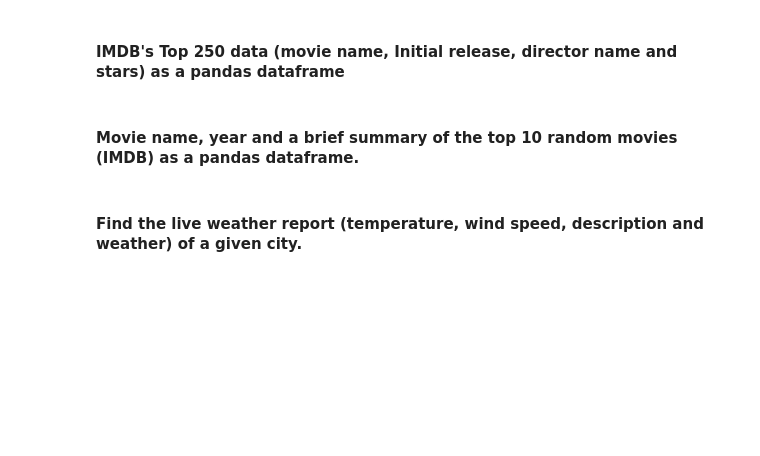
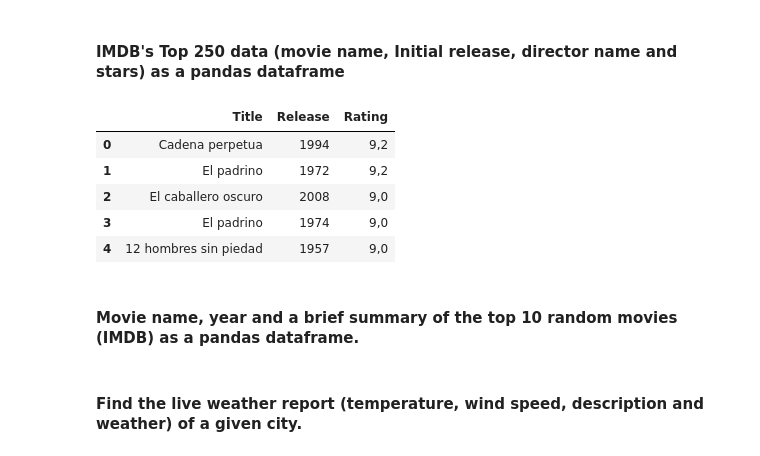
Before and after one commit to Ironhack-Data-Madrid-Abril-2023/4.3-lab_web_scraping_selenium, a Jupyter notebook: your-code/main.ipynb, the cells around one changed output. Drawn from its saved outputs; the diff is of its cells as text; code cells hidden in the pictures; blank space fills up the shorter version.

```diff
--- a/your-code/main.ipynb
+++ b/your-code/main.ipynb
@@ -518,3 +525,34 @@ url = 'https://www.imdb.com/chart/top'
+# %%
+# your code
+tabla_imbd = driver.find_element(By.CSS_SELECTOR, '#main > div > span > div > div > div.lister > table > tbody')
+
+filas = tabla_imbd.find_elements(By.TAG_NAME, 'tr')
+
+movie = []
+release = []
+director = []
+rating = []
+
+for f in filas:
+    movie.append(f.find_element(By.CLASS_NAME, 'titleColumn').text.split('. ')[1].split(' (')[0])
+    release.append(f.find_element(By.CLASS_NAME, 'secondaryInfo').text.replace('(','').replace(')',''))
+    #director.append(f.find_element(By.TAG_NAME, 'a').get_attribute('title'))
+    rating.append(f.find_element(By.CLASS_NAME, 'ratingColumn.imdbRating').text)
+# %%
+resultado = pd.DataFrame()
+
+resultado['Title']=movie
+resultado['Release']=release
+resultado['Rating']=rating
+
+resultado.head()
+# %% [output]
+|  | Title | Release | Rating |
+| 0 | Cadena perpetua | 1994 | 9,2 |
+| 1 | El padrino | 1972 | 9,2 |
+| 2 | El caballero oscuro | 2008 | 9,0 |
+| 3 | El padrino | 1974 | 9,0 |
+| 4 | 12 hombres sin piedad | 1957 | 9,0 |
 # %% [markdown]
 #### Movie name, year and a brief summary of the top 10 random movies (IMDB) as a pandas dataframe.
 # %%
```
Also changed, not shown: parts of 11 cells of this notebook.
